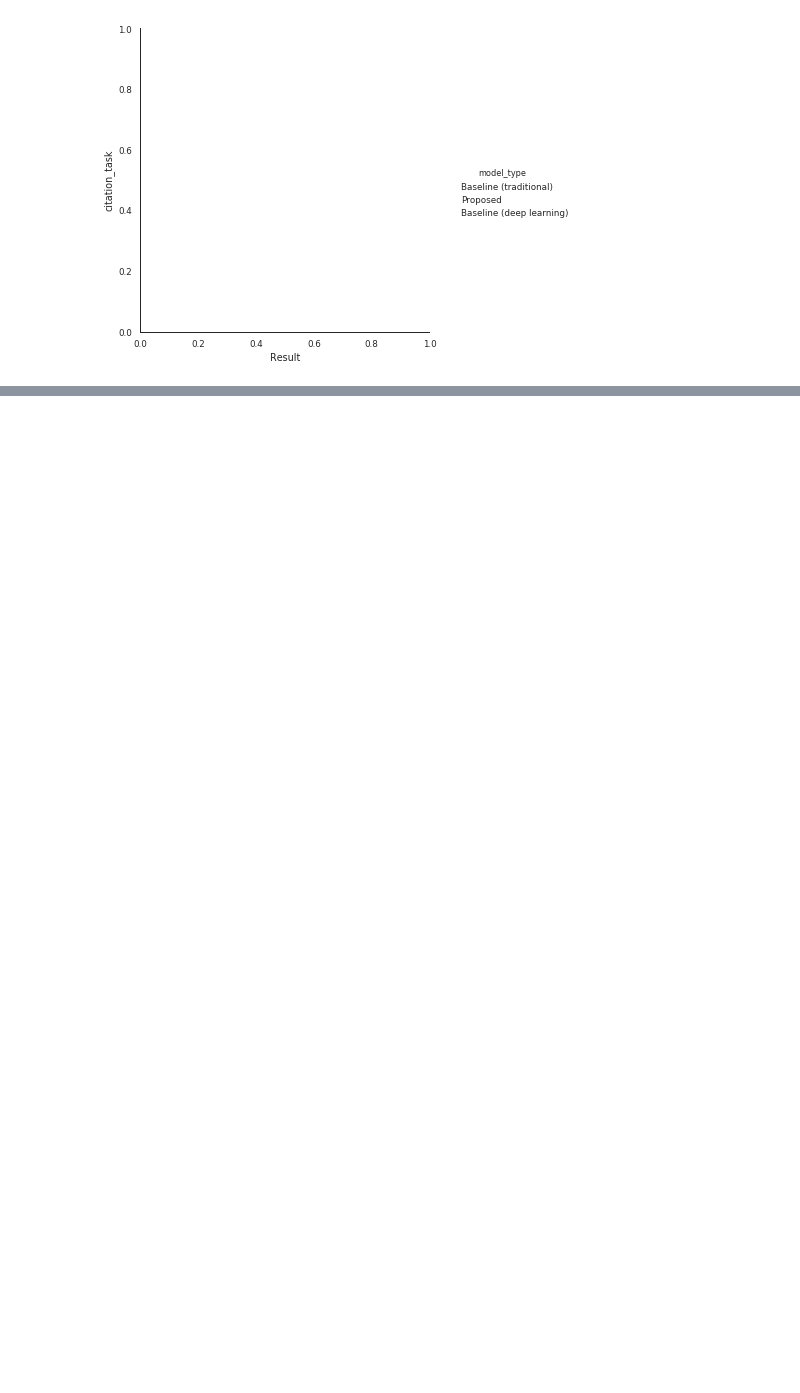
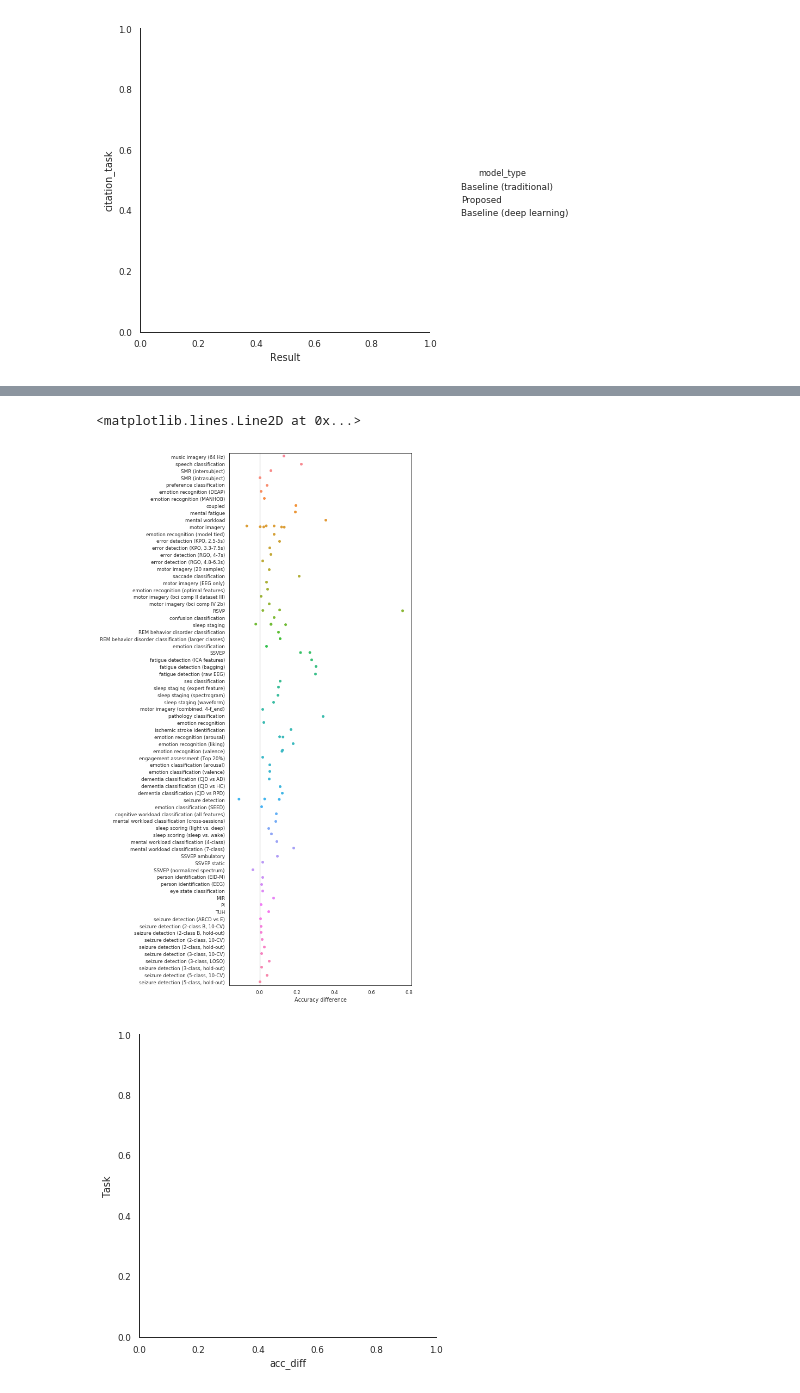
Before and after one commit to hubertjb/dl-eeg-review, a Jupyter notebook: notebooks/reporting_results_sandbox.ipynb, the cells around one changed output, grey strips where cells are left out. Drawn from its saved outputs; the diff is of its cells as text; code cells hidden in the pictures; blank space fills up the shorter version.

```diff
--- a/notebooks/reporting_results_sandbox.ipynb
+++ b/notebooks/reporting_results_sandbox.ipynb
@@ -85,0 +111,12 @@ Text(0,0.5,'')
+# %%
+# Only keep the maximum accuracy per citation & task
+best_df = acc_df.groupby(['Citation', 'Task', 'model_type'])['Result'].max().reset_index()
+
+# Only keep citations/tasks that have a traditional baseline
+best_df = best_df.groupby(['Citation', 'Task']).filter(lambda x: 'Baseline (traditional)' in x.values).reset_index()
+
+#  Compute difference between proposed and traditional baseline
+diff_df = best_df.groupby(['Citation', 'Task']).apply(
+            lambda x: x[x['model_type'] == 'Proposed']['Result'].iloc[0] - \
+                      x[x['model_type'] == 'Baseline (traditional)']['Result'].iloc[0]).reset_index()
+diff_df = diff_df.rename(columns={0: 'acc_diff'})
@@ -85,0 +135,10 @@ Text(0,0.5,'')
+# %%
+fig, ax = plt.subplots(figsize=(6, 18));
+sns.catplot(y='Task', x='acc_diff', data=diff_df, ax=ax);
+ax.set_xlabel('Accuracy difference')
+ax.set_ylabel('')
+ax.axvline(0, c='k', alpha=0.2)
+# %% [output]
+<matplotlib.lines.Line2D at 0x...>
+[figure, added]
+[figure, added]
```
Also changed, not shown: parts of 17 cells of this notebook, 14 other files.
